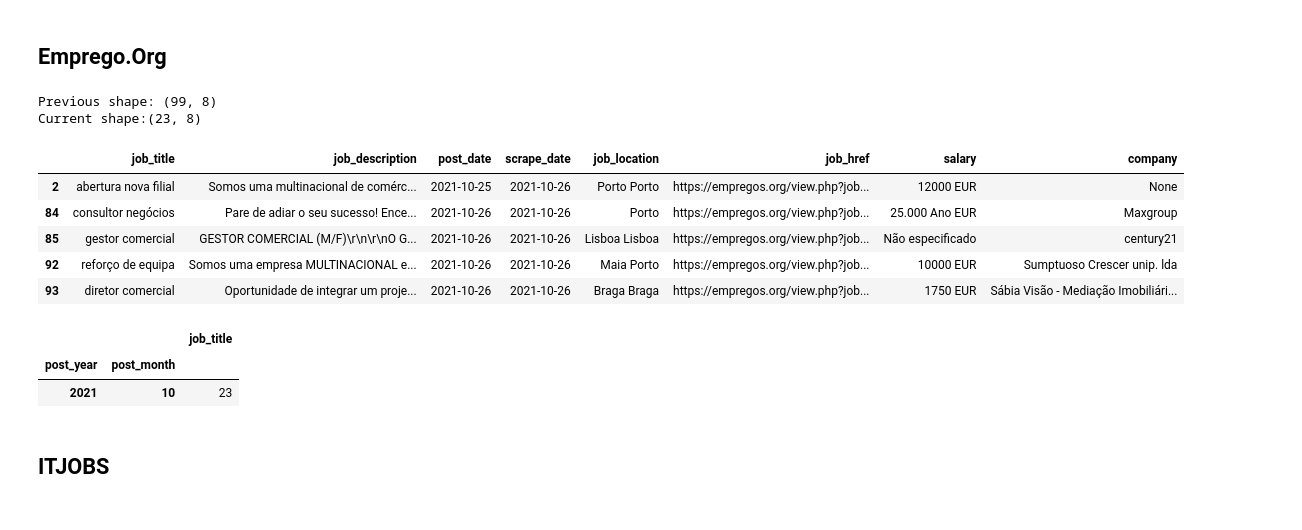
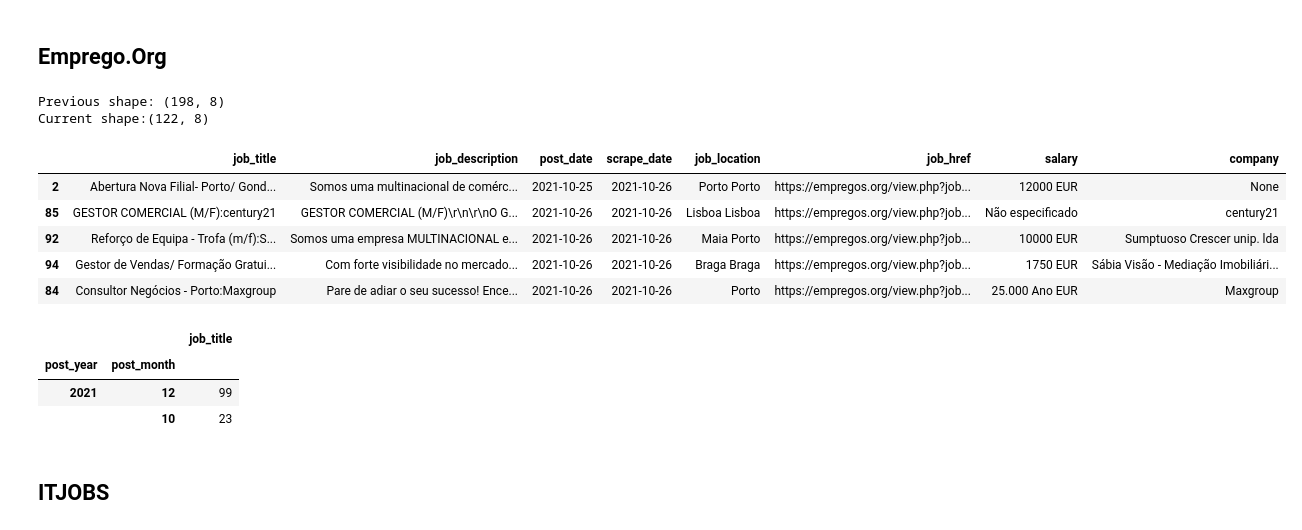
Before and after one commit to gilnribeiro/Work-Project, a Jupyter notebook: Code/Data_Cleaning/data_cleaning.ipynb, the cells around one changed output. Saved outputs shown, nothing was run; the diff lists cells and outputs as text; code cells hidden in the pictures.

```diff
--- a/Code/Data_Cleaning/data_cleaning.ipynb
+++ b/Code/Data_Cleaning/data_cleaning.ipynb
@@ -29,7 +29,7 @@ career_jet = pd.read_json(DATA_FOLDER / 'career_jet_api.json', lines=True)
 carga_de_trabalhos = pd.read_json(DATA_FOLDER / 'CargaDeTrabalhos.json', lines=True)
 emprego_xl_2 = pd.read_json(DATA_FOLDER / 'emprego_xl_jobs.json')
 emprego_xl = pd.read_json(DATA_FOLDER / 'EmpregoXl.json', lines=True)
-emprego_org = pd.read_json(DATA_FOLDER / 'EmpregoOrg.json')
+emprego_org = pd.read_json(DATA_FOLDER / 'EmpregoOrg.json', lines=True)
 itjobs = pd.read_json(DATA_FOLDER / 'itjobs_api.json', lines=True)
 jooble = pd.read_json(DATA_FOLDER / 'jooble_api.json', lines=True)
 landing_jobs = pd.read_json(DATA_FOLDER / 'landingjobs_api.json', lines=True)
@@ -103,7 +103,7 @@ def dropNullJobs(dataframe):
     return dataframe
 
 # remove duplicates
-def removeDupes(dataframe, subset=['job_title', 'job_description', 'company', 'job_location']):
+def removeDupes(dataframe, subset=['job_title', 'job_description', 'company', 'job_location', 'post_date']):
     dataframe = dataframe.sort_values(by='post_date').drop_duplicates(subset=subset, keep='last')
     return dataframe
 
@@ -437,33 +443,34 @@ totalJobsByYearMonth(emprego_xl_clean)
 # %%
 emprego_org_clean = (emprego_org.
                     pipe(copy_df).
                     pipe(replacenan).
                     pipe(postDateFillNa).
                     pipe(dropNullJobs).
-                    pipe(applyFuncToColumn, function=cleanJobTitle, columns_list=['job_title']).
+                    # pipe(applyFuncToColumn, function=cleanJobTitle, columns_list=['job_title']).
                     pipe(postDatePreprocess, '/').
                     pipe(toDatetime, columns_list=['scrape_date'], dayfirst=True).
                     pipe(toDatetime, ['post_date']).
                     pipe(removeDupes)
 )
 
 print(f'Previous shape: {emprego_org.shape}\nCurrent shape:{emprego_org_clean.shape}')
 emprego_org_clean.head()
 # %% [output]
-Previous shape: (99, 8)
-Current shape:(23, 8)
+Previous shape: (198, 8)
+Current shape:(122, 8)
 |  | job_title | job_description | post_date | scrape_date | job_location | job_href | salary | company |
-| 2 | abertura nova filial | Somos uma multinacional de comérc... | 2021-10-25 | 2021-10-26 | Porto Porto | https://empregos.org/view.php?job... | 12000 EUR | None |
-| 84 | consultor negócios | Pare de adiar o seu sucesso! Ence... | 2021-10-26 | 2021-10-26 | Porto | https://empregos.org/view.php?job... | 25.000 Ano EUR | Maxgroup |
-| 85 | gestor comercial | GESTOR COMERCIAL (M/F)\r\n\r\nO G... | 2021-10-26 | 2021-10-26 | Lisboa Lisboa | https://empregos.org/view.php?job... | Não especificado | century21 |
-| 92 | reforço de equipa | Somos uma empresa MULTINACIONAL e... | 2021-10-26 | 2021-10-26 | Maia Porto | https://empregos.org/view.php?job... | 10000 EUR | Sumptuoso Crescer unip. lda |
-| 93 | diretor comercial | Oportunidade de integrar um proje... | 2021-10-26 | 2021-10-26 | Braga Braga | https://empregos.org/view.php?job... | 1750 EUR | Sábia Visão - Mediação Imobiliári... |
+| 2 | Abertura Nova Filial- Porto/ Gond... | Somos uma multinacional de comérc... | 2021-10-25 | 2021-10-26 | Porto Porto | https://empregos.org/view.php?job... | 12000 EUR | None |
+| 85 | GESTOR COMERCIAL (M/F):century21 | GESTOR COMERCIAL (M/F)\r\n\r\nO G... | 2021-10-26 | 2021-10-26 | Lisboa Lisboa | https://empregos.org/view.php?job... | Não especificado | century21 |
+| 92 | Reforço de Equipa - Trofa (m/f):S... | Somos uma empresa MULTINACIONAL e... | 2021-10-26 | 2021-10-26 | Maia Porto | https://empregos.org/view.php?job... | 10000 EUR | Sumptuoso Crescer unip. lda |
+| 94 | Gestor de Vendas/ Formação Gratui... | Com forte visibilidade no mercado... | 2021-10-26 | 2021-10-26 | Braga Braga | https://empregos.org/view.php?job... | 1750 EUR | Sábia Visão - Mediação Imobiliári... |
+| 84 | Consultor Negócios - Porto:Maxgroup | Pare de adiar o seu sucesso! Ence... | 2021-10-26 | 2021-10-26 | Porto | https://empregos.org/view.php?job... | 25.000 Ano EUR | Maxgroup |
 # %%
 totalJobsByYearMonth(emprego_org_clean)
 # %% [output]
 |  |  | job_title |
 | post_year | post_month |  |
-| 2021 | 10 | 23 |
+| 2021 | 12 | 99 |
+|  | 10 | 23 |
 # %% [markdown]
 ## ITJOBS
 # %%
```
Also changed, not shown: parts of 16 cells of this notebook, 11 other files.
